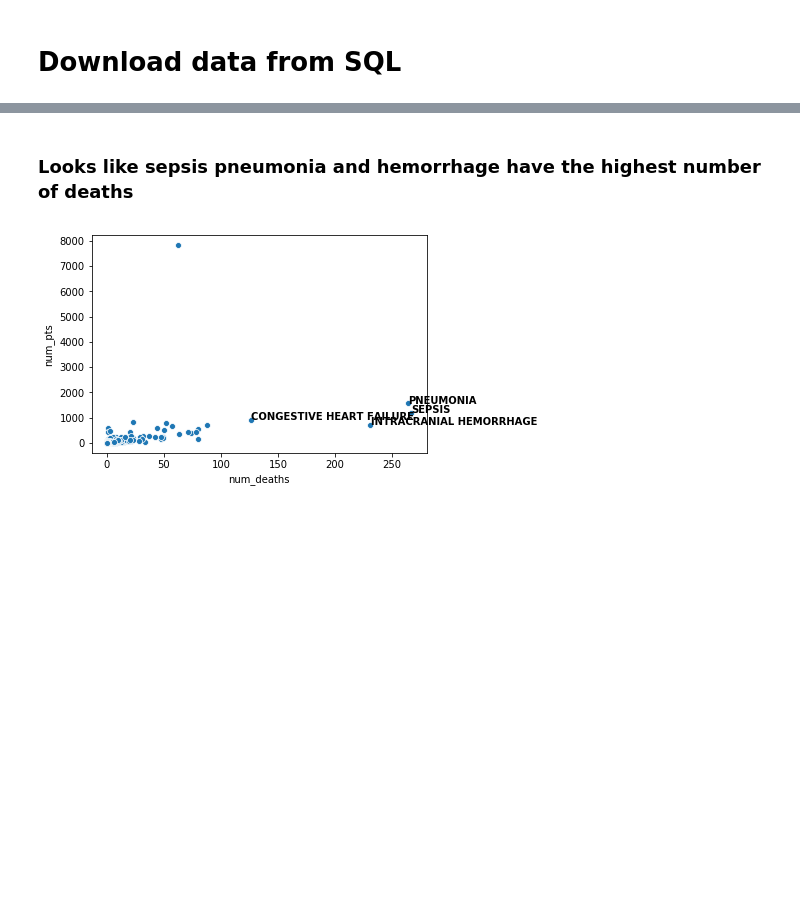
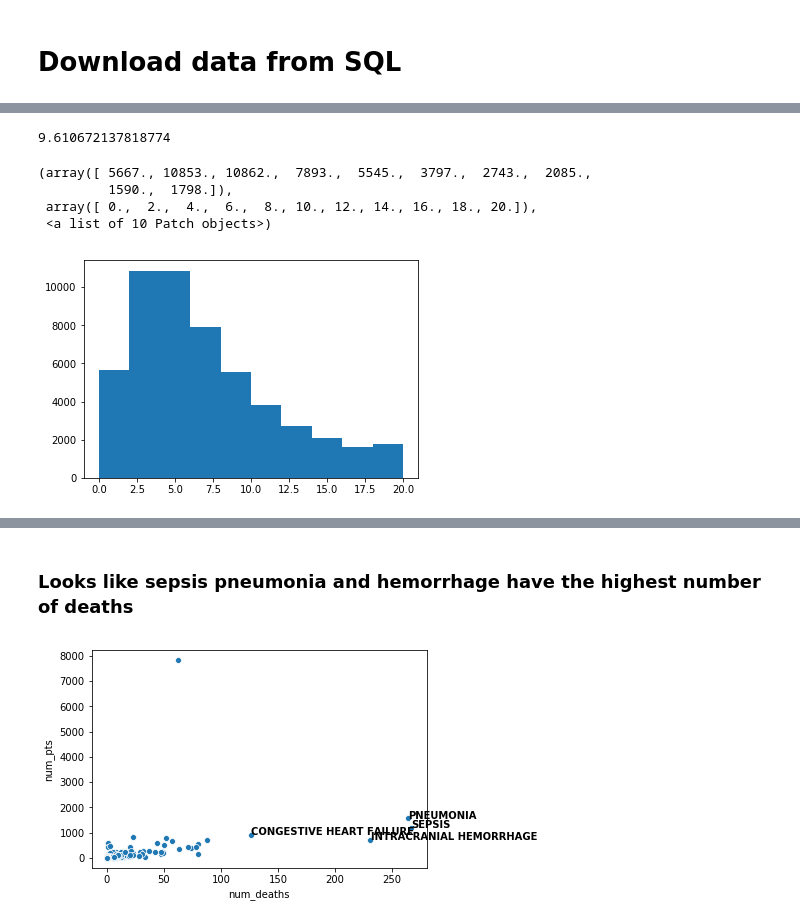
Before and after one commit to chriszhou0916/dsah_final, a Jupyter notebook: Chris-explore.ipynb, the cells around one changed output, grey strips where cells are left out. Saved outputs shown, nothing was run; the diff lists cells and outputs as text; code cells hidden in the pictures; blank space fills up the shorter version.

```diff
--- a/Chris-explore.ipynb
+++ b/Chris-explore.ipynb
@@ -41,3 +43,20 @@ admissions_df.head()
 | 2 | 2 | 23 | 23 | 124321 | 2157-10-18 19:34:00 | 2157-10-25 14:00:00 | None | EMERGENCY | ... |
 | 3 | 3 | 24 | 24 | 161859 | 2139-06-06 16:14:00 | 2139-06-09 12:48:00 | None | EMERGENCY | ... |
 | 4 | 4 | 25 | 25 | 129635 | 2160-11-02 02:06:00 | 2160-11-05 14:55:00 | None | EMERGENCY | ... |
+# %%
+admissions_df['DISCHTIME'] = pd.to_datetime(admissions_df['DISCHTIME'])
+admissions_df['ADMITTIME'] = pd.to_datetime(admissions_df['ADMITTIME'])
+admissions_df['length_of_stay'] = (admissions_df['DISCHTIME'] - admissions_df['ADMITTIME']).dt.days
+admissions_length = admissions_df[['ADMITTIME','DISCHTIME','length_of_stay','HOSPITAL_EXPIRE_FLAG']]
+# %%
+statistics.mean(admissions_length['length_of_stay'])
+# %% [output]
+9.610672137818774
+# %%
+plt.hist(admissions_length['length_of_stay'], range=(0,20), label=admissions_length['HOSPITAL_EXPIRE_FLAG'], stacked=True)
+# %% [output]
+(array([ 5667., 10853., 10862.,  7893.,  5545.,  3797.,  2743.,  2085.,
+         1590.,  1798.]),
+ array([ 0.,  2.,  4.,  6.,  8., 10., 12., 14., 16., 18., 20.]),
+ <a list of 10 Patch objects>)
+[figure, added]
```
Also changed, not shown: parts of 4 cells of this notebook, 1 other file.
